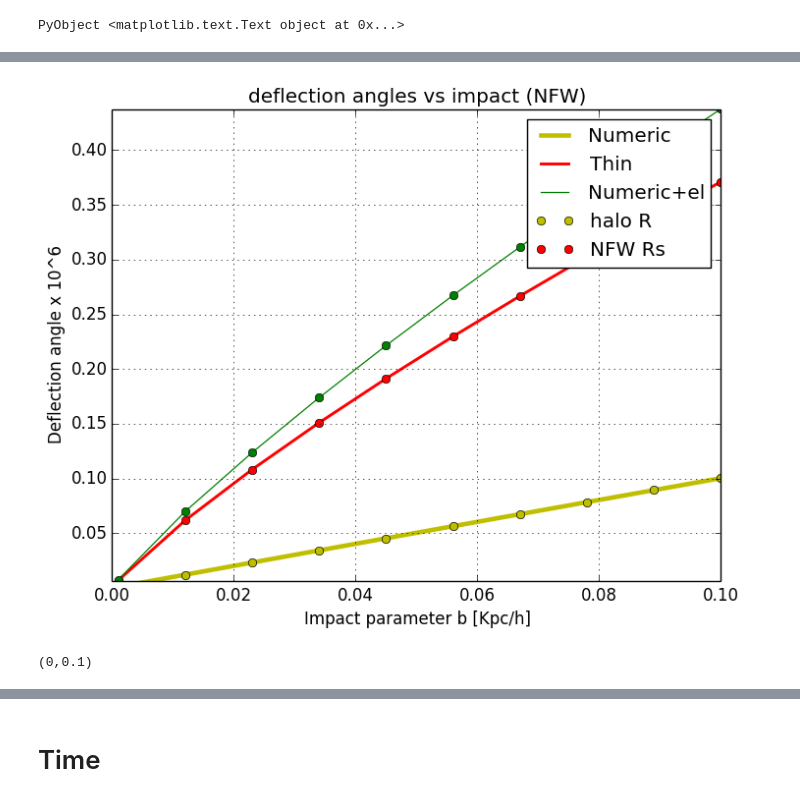
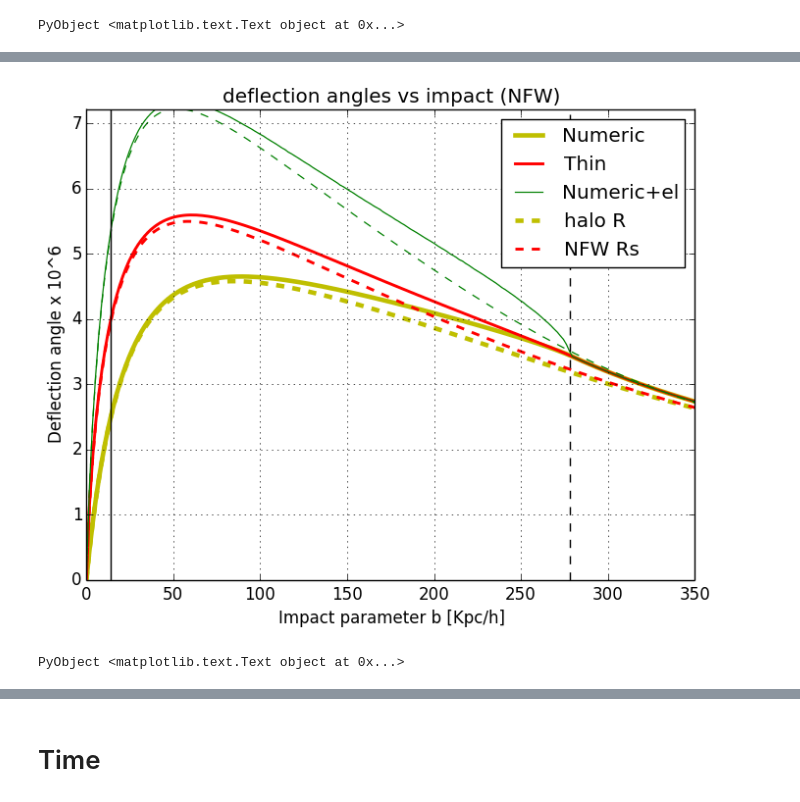
Before and after one commit to skariel/Lensing, a Jupyter notebook: BASELINE.ipynb, the cells around one changed output, grey strips where cells are left out. Cells and saved outputs as stored; diff of their text form; code cells hidden in the pictures.

```diff
--- a/BASELINE.ipynb
+++ b/BASELINE.ipynb
@@ -172,26 +210,24 @@ end;
 # %%
-plot(bs, nfw_ddas*1e6, "-y", lw=3.3)
+plot(bs, t_nfw_ddas*1e6, "-y", lw=3.3)
 hold(true)
-plot(bs, nfw_tdas*1e6, "-r", lw=2.1)
-plot(bs, nfw_edas*1e6, "-g", lw=0.9)
+plot(bs, t_nfw_tdas*1e6, "-r", lw=2.1)
+plot(bs, t_nfw_edas*1e6, "-g", lw=0.9)
 
-plot(bs, bnfw_ddas*1e6, "oy", lw=3.3)
-plot(bs, bnfw_tdas*1e6, "or", lw=2.1)
-plot(bs, bnfw_edas*1e6, "og", lw=0.9)
-
+plot(bs, l_nfw_ddas*1e6, "--y", lw=3.3)
+plot(bs, l_nfw_tdas*1e6, "--r", lw=2.1)
+plot(bs, l_nfw_edas*1e6, "--g", lw=0.9)
 
 
 r=R200(0.1,500.0)
 plot([r,r],[0,1e7],"--k")
 plot([13.91,13.91],[0,1e7],"-k")
 ylim(1e6*minimum(nfw_tdas), 1e6*maximum(nfw_edas))
 grid(true)
 xlabel("Impact parameter b [Kpc/h]")
 ylabel("Deflection angle x 10^6")
 legend(["Numeric","Thin","Numeric+el","halo R", "NFW Rs"])
 title("deflection angles vs impact (NFW)")
-xlim(0,0.1)
 # %% [output]
-[figure, old version]
+[figure, new version]
-(0,0.1)
+PyObject <matplotlib.text.Text object at 0x...>
 # %%
```
Also changed, not shown: parts of 6 cells of this notebook, 1 other file.
